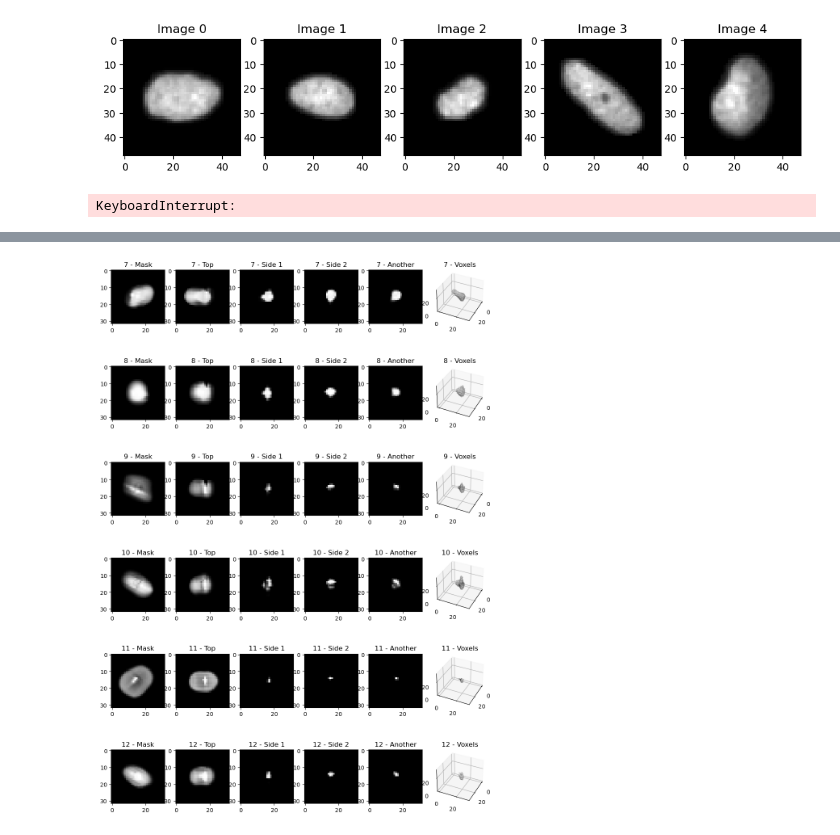
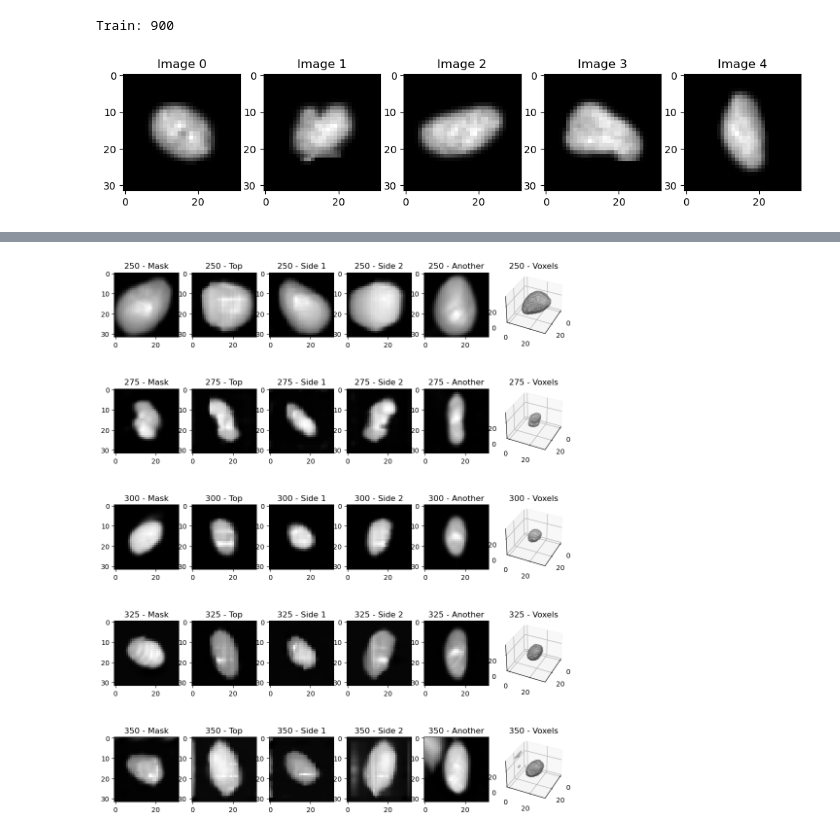
Before and after one commit to xietanu/cell_generation, a Jupyter notebook: bbbc039_image.ipynb, the cells around one changed output, grey strips where cells are left out. Saved outputs shown, nothing was run; the diff lists cells and outputs as text; code cells hidden in the pictures.

Commit message:
New architecture for BBBC039 dataset experiments

```diff
--- a/bbbc039_image.ipynb
+++ b/bbbc039_image.ipynb
@@ -13,17 +13,19 @@ import display
 %load_ext autoreload
 %autoreload 2
 # %%
-IMAGE_SIZE = (48, 48)
-SPACE_SIZE = (48, 48, 48)
+IMAGE_SIZE = (32, 32)
+SPACE_SIZE = (32, 32, 32)
 
 BATCH_SIZE = 100
 
 IMG_FOLDER = "images/bbbc039/images/"
 
-train_imgs, val_imgs = datasets.split_folder(IMG_FOLDER, 0.9, max_images=2500)
+train_imgs, val_imgs = datasets.split_folder(IMG_FOLDER, 0.9, max_images=1000)
 
-train_auto_dataset = datasets.Images(IMG_FOLDER, train_imgs, train=True)
-val_auto_dataset = datasets.Images(IMG_FOLDER, val_imgs)
+train_auto_dataset = datasets.CachedImages(IMG_FOLDER, train_imgs, train=True, size=IMAGE_SIZE, grayscale=True)
+val_auto_dataset = datasets.CachedImages(IMG_FOLDER, val_imgs, size=IMAGE_SIZE, grayscale=True)
+
+print(f"Train: {len(train_auto_dataset)}")
 
 train_auto_loader = torch.utils.data.DataLoader(
     train_auto_dataset, batch_size=BATCH_SIZE, shuffle=True
@@ -33,12 +35,13 @@ val_auto_loader = torch.utils.data.DataLoader(val_auto_dataset, batch_size=BATCH
 display.grid(
     [
         [
-            (f"Image {i}", train_auto_dataset[i][0]) for i in range(5)
+            (f"Image {i}", metaimage.Mask(train_auto_dataset[i][0])) for i in range(5)
         ]
     ],
     figsize=(12, 12),
 )
 display.show()
 # %% [output]
+Train: 900
-[figure, old version]
+[figure, new version]
 # %%
@@ -134,48 +142,51 @@ model_path = "models/bbbc039_img_gan"
 gan_trainer.train(
     train_auto_loader,
     val_auto_loader,
-    51,
+    100,
     path=model_path,
-    noise=0.3,
-    gen_train_thresh=1.25,
+    noise=0.2,
+    gen_train_thresh=1.5,
     dis_train_thresh=1.25,
+    device=DEVICE,
+    bookmark_every=bookmark_interval,
 )
-# %% [output]
-KeyboardInterrupt:
 # %%
-MODELS = (7, 12)
+START_MODEL = 250
+END_MODEL = 350
 
-generator.eval()
-generator.to("cuda")
+models = list(range(START_MODEL, END_MODEL + 1, bookmark_interval))
 
-N_MODELS = MODELS[1] - MODELS[0] + 1
+vox_gen.eval()
+mask_gen.eval()
+mask_gen.to(DEVICE)
 
 gen_input = torch.Tensor(np.random.normal(0, 1, size=(2, LATENT_SIZE))).cuda()
 
 plot_grid = []
 
-for i in range(N_MODELS):
-    model_n = MODELS[0] + i
+for model_n in models:
     gan_trainer.load_state(f"{model_path}_{model_n}.pt")
 
-    mask = metaimage.Mask.from_tensor(
-        generator(gen_input)[0], title=f"{model_n} - Mask"
+    mask_out = mask_gen(gen_input)[0]
+
+    mask = metaimage.Mask(
+        mask_out, title=f"{model_n} - Mask"
     )
-    voxels = voxgrid.GrayVoxel.from_tensor(
-        generator.voxel_generator(gen_input)[0], title=f"{model_n} - Voxels"
+    voxels = voxgrid.VoxGrid(
+        vox_gen(gen_input)[0], title=f"{model_n} - Voxels"
     )
 
     plot_grid.append(
         [
             mask,
             (f"{model_n} - Top", voxels.create_image()),
-            (f"{model_n} - Side 1", voxels.create_image(y_angle=np.pi / 2)),
-            (f"{model_n} - Side 2", voxels.create_image(x_angle=np.pi / 2)),
-            (f"{model_n} - Another", voxels.create_image(np.pi / 4, np.pi / 4)),
+            (f"{model_n} - Side 1", voxels.rotated(y_angle=np.pi / 2).create_image()),
+            (f"{model_n} - Side 2", voxels.rotated(z_angle=np.pi / 2).create_image()),
+            (f"{model_n} - Another", voxels.rotated(z_angle=np.pi / 4, y_angle=np.pi/4).create_image()),
             voxels,
         ]
     )
 
-display.grid(plot_grid, figsize=(12, 3 * N_MODELS))
+display.grid(plot_grid, figsize=(12, 3 * len(plot_grid)))
 display.show()
 # %% [output]
@@ -188,2 +198,2 @@ Model models/bbbc039_img_gan_12.pt is loaded from epoch 120 , loss 1.9920
-[figure, old version]
+[figure, new version]
 # %%
```
Also changed, not shown: parts of 3 cells of this notebook, 2 other files.
